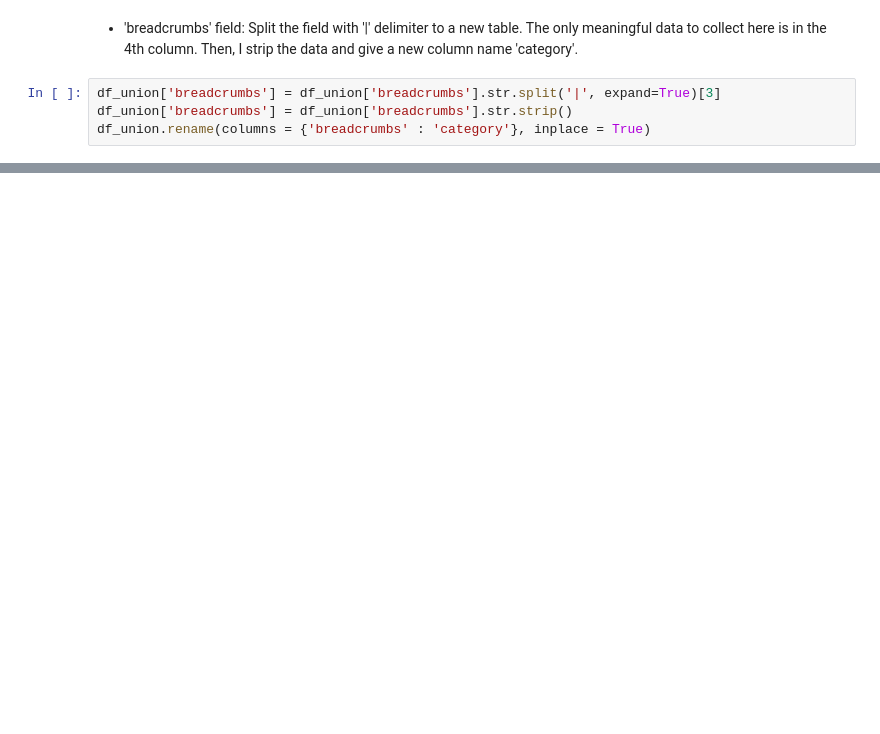
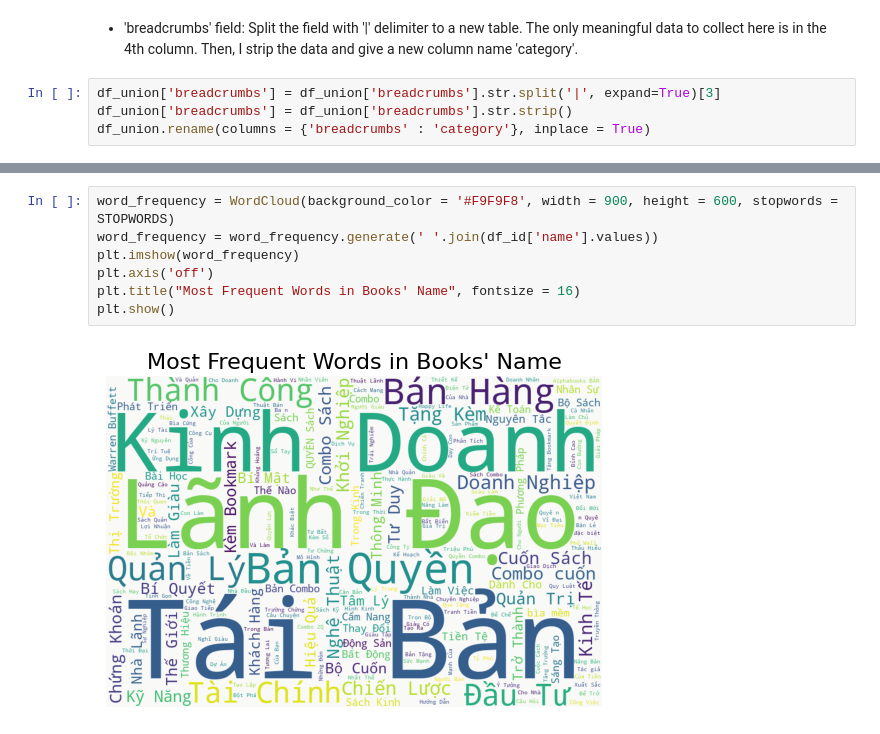
Before and after one commit to luongtien257/DataGeniusProject, a Jupyter notebook: EDA/EDA.ipynb, the cells around one changed output, grey strips where cells are left out. Saved outputs shown, nothing was run; the diff lists cells and outputs as text; blank space fills up the shorter version.

```diff
--- a/EDA/EDA.ipynb
+++ b/EDA/EDA.ipynb
@@ -165,0 +279,9 @@ df_union.describe()
+# %%
+word_frequency = WordCloud(background_color = '#F9F9F8', width = 900, height = 600, stopwords = STOPWORDS)
+word_frequency = word_frequency.generate(' '.join(df_id['name'].values))
+plt.imshow(word_frequency)
+plt.axis('off')
+plt.title("Most Frequent Words in Books' Name", fontsize = 16)
+plt.show()
+# %% [output]
+[figure, added]
```
Also changed, not shown: parts of 43 cells of this notebook, 3 other files.
